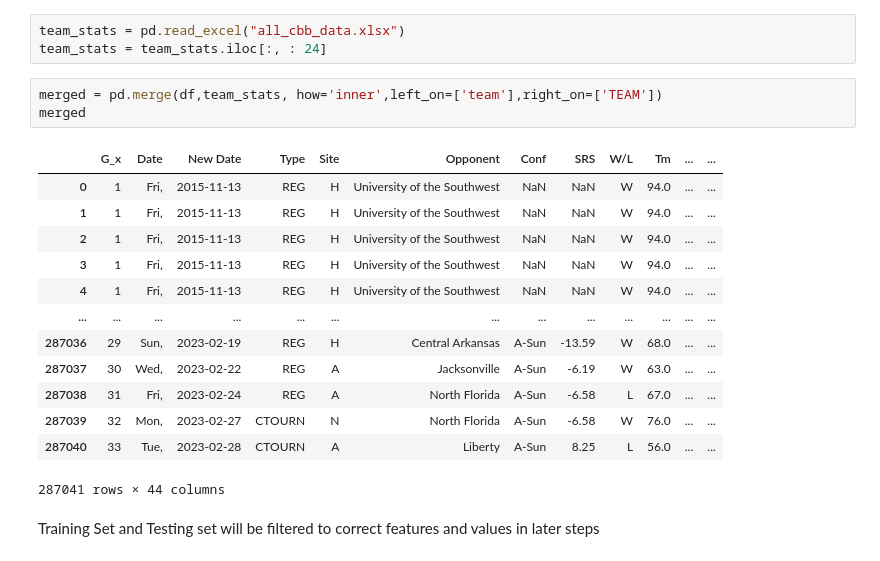
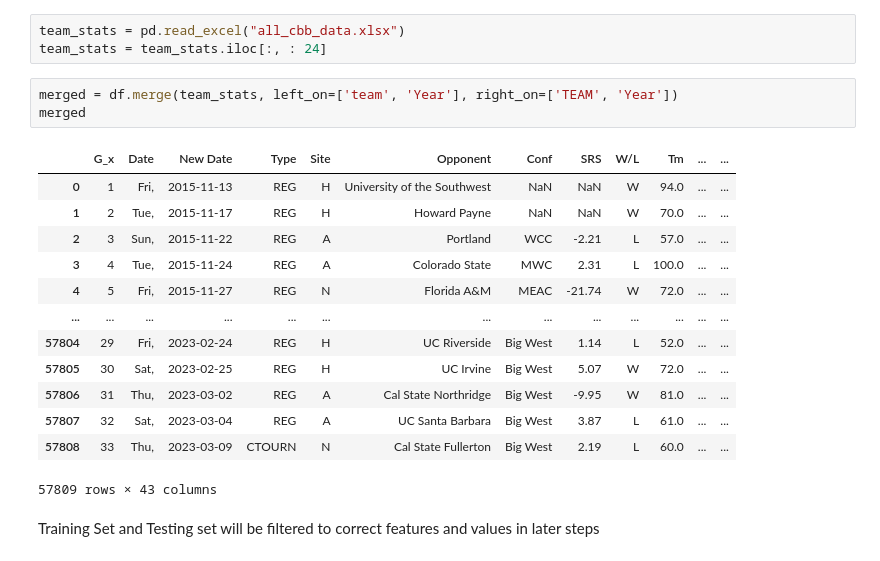
Before and after one commit to ktian9/svm-cs490, a Jupyter notebook: svm_notebook_v2.ipynb, the cells around one changed output. Saved outputs shown, nothing was run; the diff lists cells and outputs as text.

```diff
--- a/svm_notebook_v2.ipynb
+++ b/svm_notebook_v2.ipynb
@@ -56,21 +56,21 @@ df.head()
 team_stats = pd.read_excel("all_cbb_data.xlsx")
 team_stats = team_stats.iloc[:, : 24]
 # %%
-merged = pd.merge(df,team_stats, how='inner',left_on=['team'],right_on=['TEAM'])
+merged = df.merge(team_stats, left_on=['team', 'Year'], right_on=['TEAM', 'Year'])
 merged
 # %% [output]
 |  | G_x | Date | New Date | Type | Site | Opponent | Conf | SRS | W/L | Tm | ... | ... |
 | 0 | 1 | Fri, | 2015-11-13 | REG | H | University of the Southwest | NaN | NaN | W | 94.0 | ... | ... |
-| 1 | 1 | Fri, | 2015-11-13 | REG | H | University of the Southwest | NaN | NaN | W | 94.0 | ... | ... |
-| 2 | 1 | Fri, | 2015-11-13 | REG | H | University of the Southwest | NaN | NaN | W | 94.0 | ... | ... |
-| 3 | 1 | Fri, | 2015-11-13 | REG | H | University of the Southwest | NaN | NaN | W | 94.0 | ... | ... |
-| 4 | 1 | Fri, | 2015-11-13 | REG | H | University of the Southwest | NaN | NaN | W | 94.0 | ... | ... |
+| 1 | 2 | Tue, | 2015-11-17 | REG | H | Howard Payne | NaN | NaN | W | 70.0 | ... | ... |
+| 2 | 3 | Sun, | 2015-11-22 | REG | A | Portland | WCC | -2.21 | L | 57.0 | ... | ... |
+| 3 | 4 | Tue, | 2015-11-24 | REG | A | Colorado State | MWC | 2.31 | L | 100.0 | ... | ... |
+| 4 | 5 | Fri, | 2015-11-27 | REG | N | Florida A&M | MEAC | -21.74 | W | 72.0 | ... | ... |
 | ... | ... | ... | ... | ... | ... | ... | ... | ... | ... | ... | ... | ... |
-| 287036 | 29 | Sun, | 2023-02-19 | REG | H | Central Arkansas | A-Sun | -13.59 | W | 68.0 | ... | ... |
-| 287037 | 30 | Wed, | 2023-02-22 | REG | A | Jacksonville | A-Sun | -6.19 | W | 63.0 | ... | ... |
-| 287038 | 31 | Fri, | 2023-02-24 | REG | A | North Florida | A-Sun | -6.58 | L | 67.0 | ... | ... |
-| 287039 | 32 | Mon, | 2023-02-27 | CTOURN | N | North Florida | A-Sun | -6.58 | W | 76.0 | ... | ... |
-| 287040 | 33 | Tue, | 2023-02-28 | CTOURN | A | Liberty | A-Sun | 8.25 | L | 56.0 | ... | ... |
+| 57804 | 29 | Fri, | 2023-02-24 | REG | H | UC Riverside | Big West | 1.14 | L | 52.0 | ... | ... |
+| 57805 | 30 | Sat, | 2023-02-25 | REG | H | UC Irvine | Big West | 5.07 | W | 72.0 | ... | ... |
+| 57806 | 31 | Thu, | 2023-03-02 | REG | A | Cal State Northridge | Big West | -9.95 | W | 81.0 | ... | ... |
+| 57807 | 32 | Sat, | 2023-03-04 | REG | A | UC Santa Barbara | Big West | 3.87 | L | 61.0 | ... | ... |
+| 57808 | 33 | Thu, | 2023-03-09 | CTOURN | N | Cal State Fullerton | Big West | 2.19 | L | 60.0 | ... | ... |
-287041 rows × 44 columns
+57809 rows × 43 columns
 # %% [markdown]
 Training Set and Testing set will be filtered to correct features and values in later steps
```
Also changed, not shown: parts of 15 cells of this notebook.
